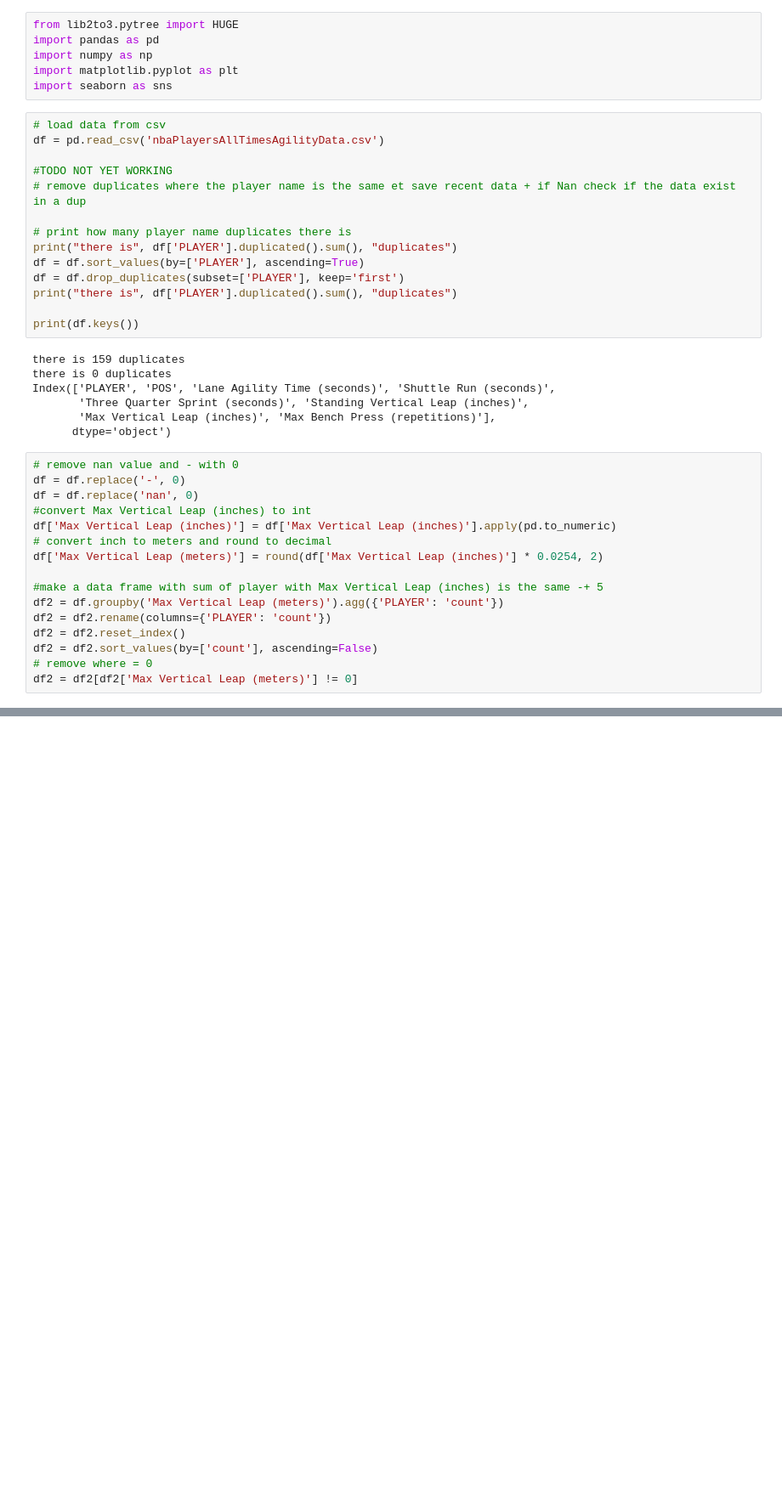
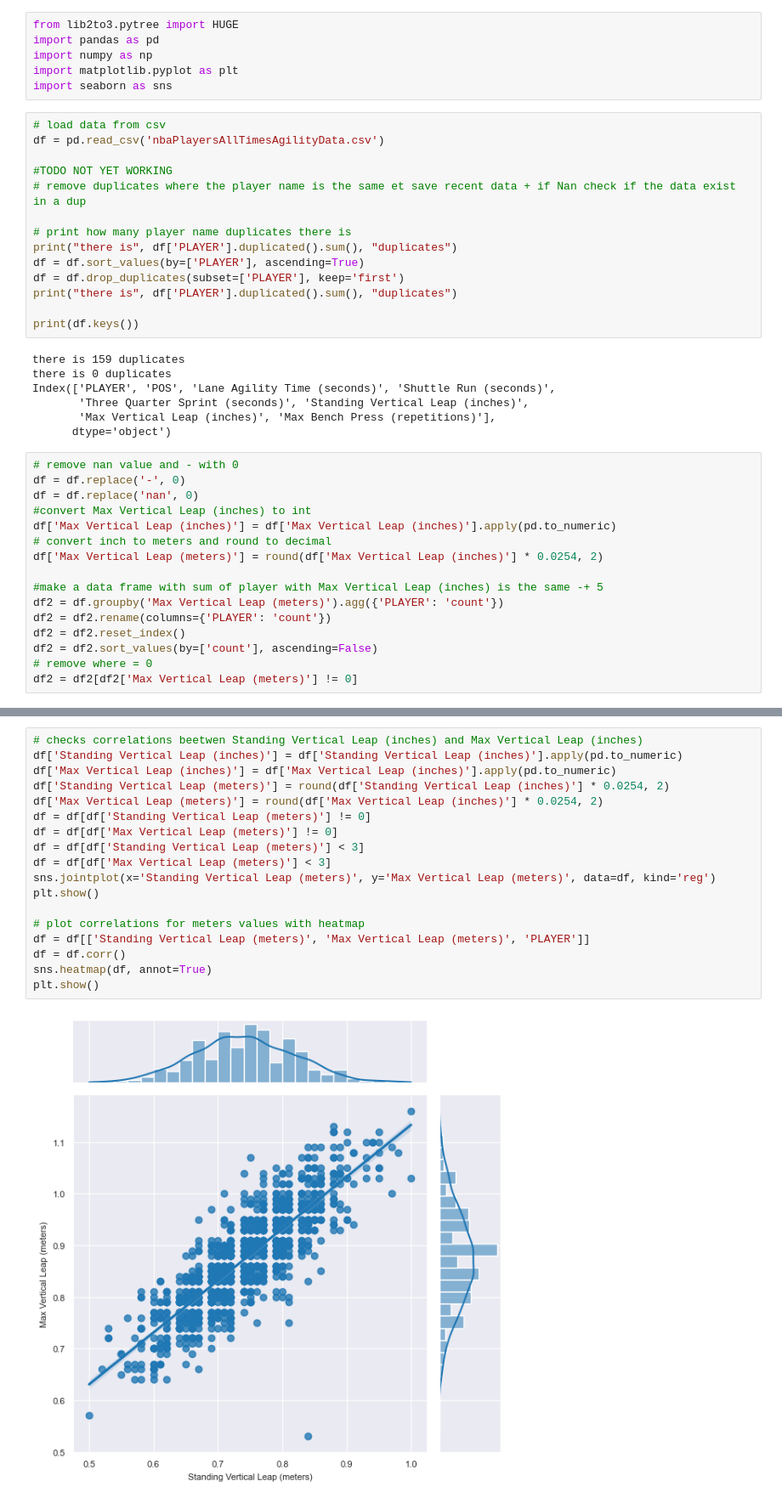
Before and after one commit to P0TEZ/nbaStats, a Jupyter notebook: dataAnalyse.ipynb, the cells around one changed output, grey strips where cells are left out. Shown at 85% size. Drawn from its saved outputs; the diff is of its cells as text; blank space fills up the shorter version.

```diff
--- a/dataAnalyse.ipynb
+++ b/dataAnalyse.ipynb
@@ -50,0 +66,20 @@ plt.show()
+# %%
+# checks correlations beetwen Standing Vertical Leap (inches) and Max Vertical Leap (inches)
+df['Standing Vertical Leap (inches)'] = df['Standing Vertical Leap (inches)'].apply(pd.to_numeric)
+df['Max Vertical Leap (inches)'] = df['Max Vertical Leap (inches)'].apply(pd.to_numeric)
+df['Standing Vertical Leap (meters)'] = round(df['Standing Vertical Leap (inches)'] * 0.0254, 2)
+df['Max Vertical Leap (meters)'] = round(df['Max Vertical Leap (inches)'] * 0.0254, 2)
+df = df[df['Standing Vertical Leap (meters)'] != 0]
+df = df[df['Max Vertical Leap (meters)'] != 0]
+df = df[df['Standing Vertical Leap (meters)'] < 3]
+df = df[df['Max Vertical Leap (meters)'] < 3]
+sns.jointplot(x='Standing Vertical Leap (meters)', y='Max Vertical Leap (meters)', data=df, kind='reg')
+plt.show()
+
+# plot correlations for meters values with heatmap
+df = df[['Standing Vertical Leap (meters)', 'Max Vertical Leap (meters)', 'PLAYER']]
+df = df.corr()
+sns.heatmap(df, annot=True)
+plt.show()
+# %% [output]
+[figure, added]
```
Also changed, not shown: parts of 3 cells of this notebook.
